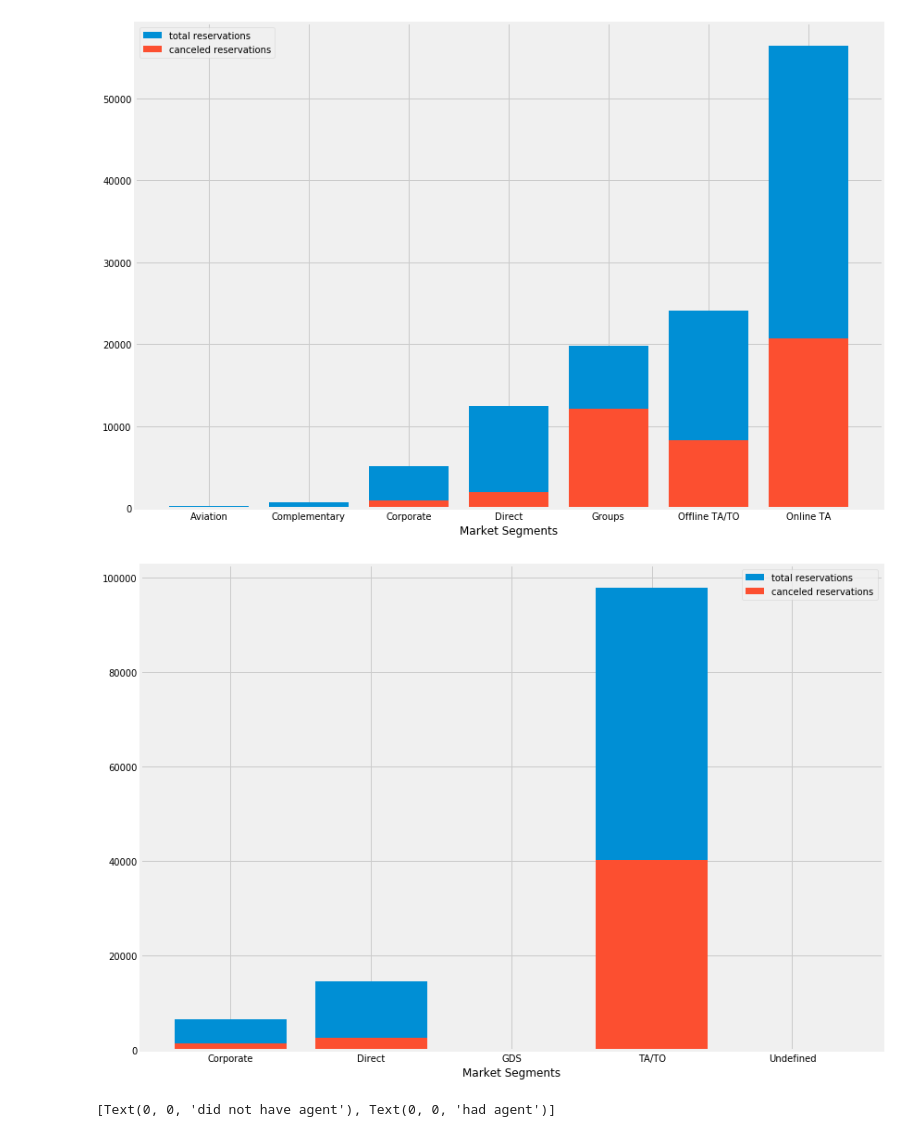
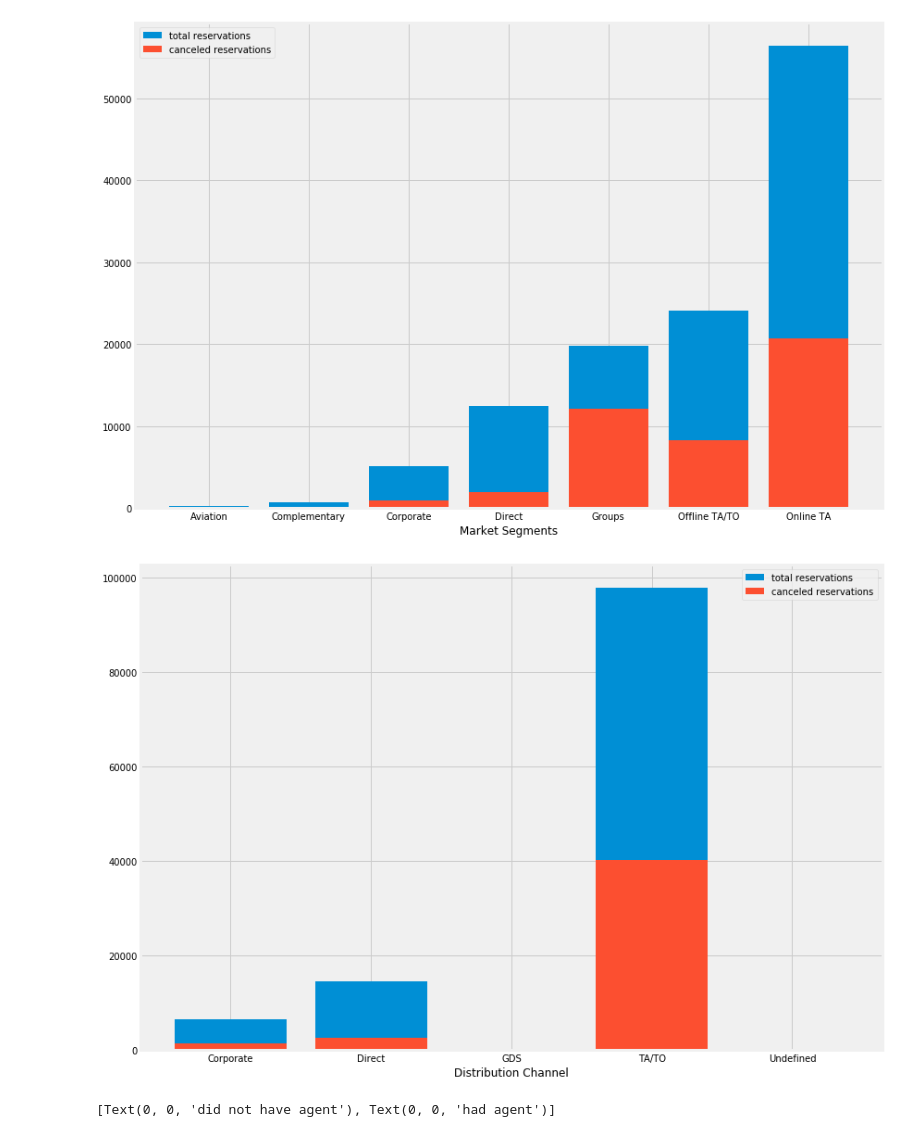
Before and after one commit to rcohngru/hotel-cancellations, a Jupyter notebook: src/notebooks/Cleaning & Initial EDA.ipynb, the cells around one changed output. Saved outputs shown, nothing was run; the diff lists cells and outputs as text; code cells hidden in the pictures.

Commit message:
graph formatting

```diff
--- a/src/notebooks/Cleaning & Initial EDA.ipynb
+++ b/src/notebooks/Cleaning & Initial EDA.ipynb
@@ -511,16 +511,16 @@ fig.tight_layout()
 # %%
 totals = data.groupby('distribution_channel')['is_canceled'].count()
 cancels = data.groupby('distribution_channel')['is_canceled'].sum()
 
 fig, ax = plt.subplots(figsize=(12, 8))
 
 ax.bar(totals.index, totals.values, label='total reservations')
 ax.bar(cancels.index, cancels.values, label='canceled reservations')
 ax.legend()
-ax.set_xlabel('Market Segments')
+ax.set_xlabel('Distribution Channel')
 fig.tight_layout()
 # %% [output]
-[figure, old version]
+[figure, new version]
 # %%
 #data['had_agent'] = (data['agent'] == -1) * 1
 totals = data.groupby('had_agent')['is_canceled'].count()
```
Also changed, not shown: parts of 5 cells of this notebook, 1 other file.
